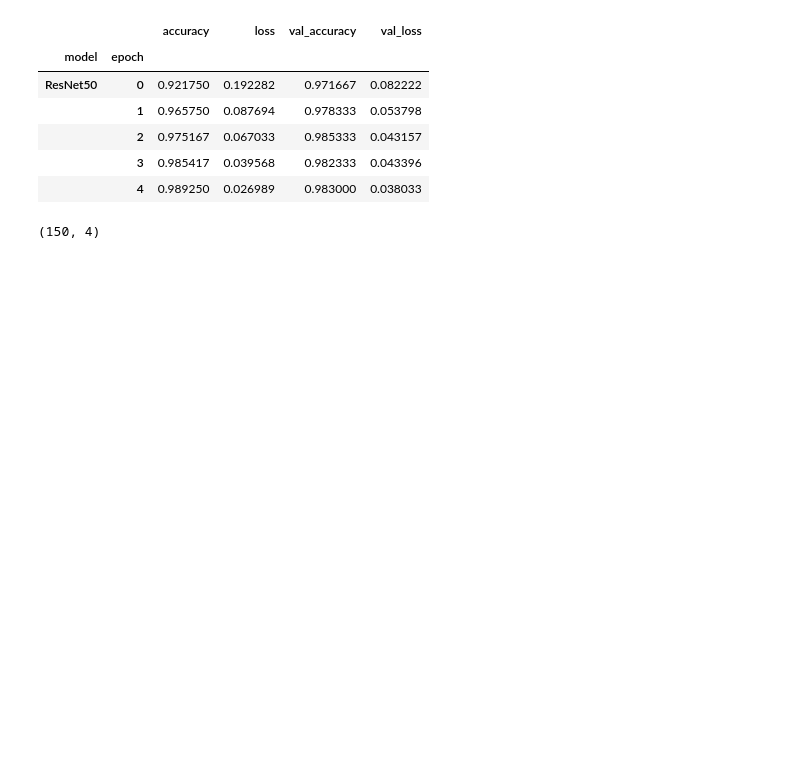
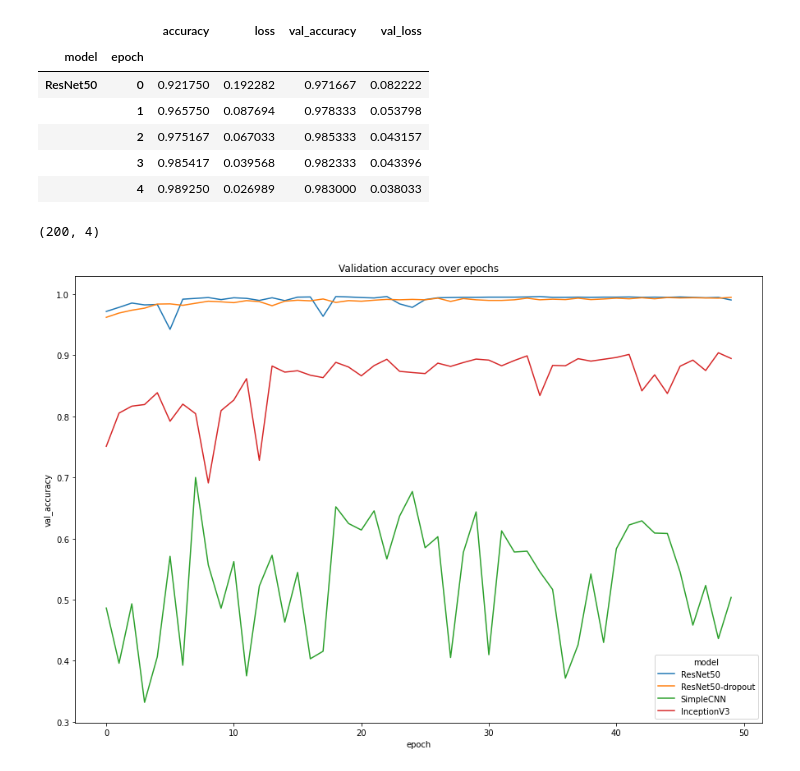
Before and after one commit to timofeiryko/histopathology-models, a Jupyter notebook: compare-models.ipynb, the cells around one changed output. Saved outputs shown, nothing was run; the diff lists cells and outputs as text; code cells hidden in the pictures; blank space fills up the shorter version.

Commit message:
InceptionV3, VGG16

```diff
--- a/compare-models.ipynb
+++ b/compare-models.ipynb
@@ -6,7 +6,7 @@ import seaborn as sns
 
 import os
 # %%
-model_names = ('ResNet50', 'ResNet50-dropout', 'SimpleCNN')
+model_names = ('ResNet50', 'ResNet50-dropout', 'SimpleCNN', 'InceptionV3')
 model_paths = (os.path.join(name, f'{name}-log.csv') for name in model_names)
 # %%
 def collect_logs(model_names: tuple, model_paths: tuple, df: pd.DataFrame = None, sep:str = ';') -> pd.DataFrame:
@@ -40,4 +40,12 @@ df.head()
 # %%
 df.shape
 # %% [output]
-(150, 4)
+(200, 4)
+# %%
+sns.lineplot(data=df, x='epoch', y='val_accuracy', hue='model')
+fig = plt.gcf()
+fig.set_size_inches(15, 10)
+plt.title('Validation accuracy over epochs')
+plt.show()
+# %% [output]
+[figure, added]
```
Also changed, not shown: 9 other files.
